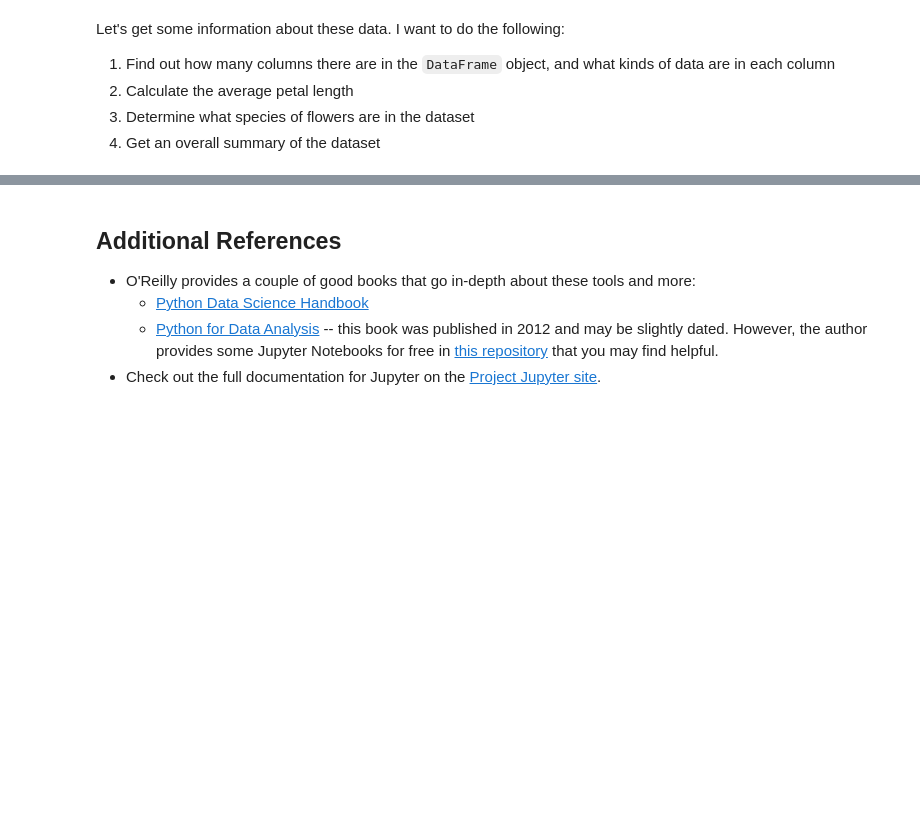
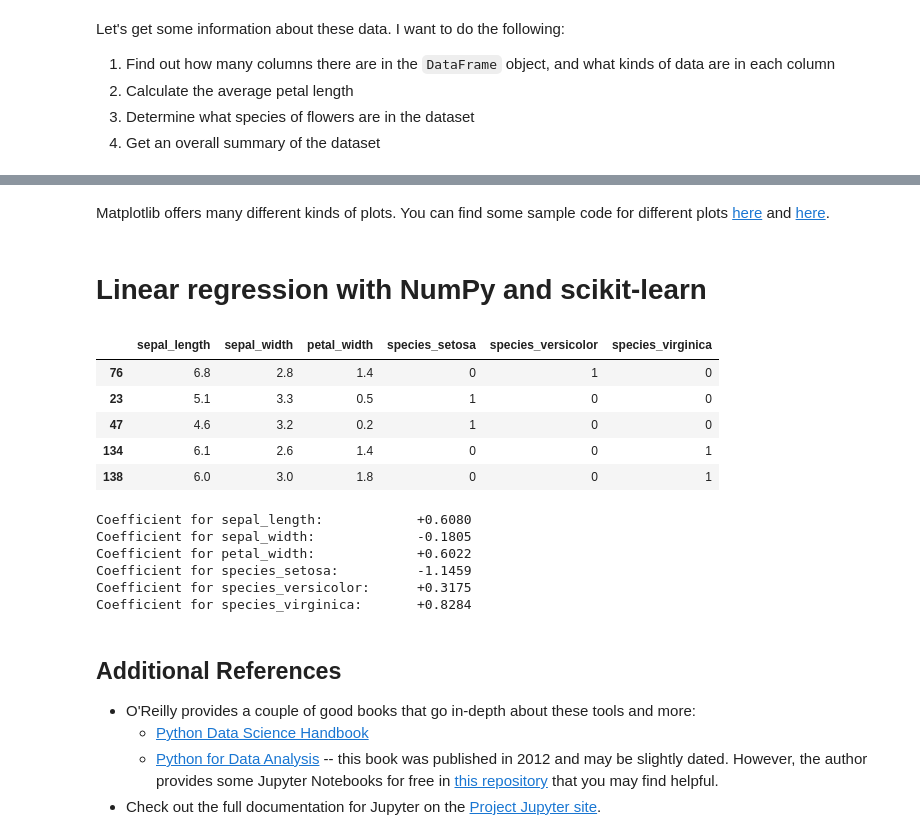
Before and after one commit to kernelmethod/Python-Data-Science-Workshop, a Jupyter notebook: 1. Introduction to Data Science in Python.ipynb, the cells around one changed output, grey strips where cells are left out. Saved outputs shown, nothing was run; the diff lists cells and outputs as text; code cells hidden in the pictures; blank space fills up the shorter version.

Commit message:
Started a few more sections on the first (Intro Data Science) notebook.

```diff
--- a/1. Introduction to Data Science in Python.ipynb
+++ b/1. Introduction to Data Science in Python.ipynb
@@ -154,0 +274,4 @@ plt.show()
+# %% [markdown]
+Matplotlib offers many different kinds of plots. You can find some sample code for different plots [here](https://matplotlib.org/tutorials/introductory/sample_plots.html) and [here](https://matplotlib.org/gallery/index.html).
+# %% [markdown]
+# Linear regression with NumPy and scikit-learn
@@ -155,5 +284,48 @@ plt.show()
+# %%
+# Store all columns of the iris DataFrame except 'petal_length' in
+# the variable x. These will be our input variables.
+x = iris.iloc[:, iris.columns != 'petal_length']
+
+# Store 'petal_length' in the variable y. This is the variable we
+# will try to predict from x
+y = iris['petal_length']
+
+# Currently, the 'species' column of x contains strings (e.g. 'setosa',
+# 'versicolor', and 'virginica'). We need to convert this into a numerical
+# variable that scikit-learn can understand.
+#
+# pd.get_dummies will turn the 'species' column into three columns, one for
+# each species of flower: 'species_setosa', 'species_versicolor', and
+# 'species_virginica'. We put 1 in the column corresponding to the species
+# of the flower, and 0 in the other columns.
+x = pd.get_dummies(x)
+
+# Show some random rows of the new DataFrame x
+x.sample(frac=1).head()
+# %% [output]
+|  | sepal_length | sepal_width | petal_width | species_setosa | species_versicolor | species_virginica |
+| 76 | 6.8 | 2.8 | 1.4 | 0 | 1 | 0 |
+| 23 | 5.1 | 3.3 | 0.5 | 1 | 0 | 0 |
+| 47 | 4.6 | 3.2 | 0.2 | 1 | 0 | 0 |
+| 134 | 6.1 | 2.6 | 1.4 | 0 | 0 | 1 |
+| 138 | 6.0 | 3.0 | 1.8 | 0 | 0 | 1 |
+# %%
+from sklearn.linear_model import LinearRegression
+
+lm = LinearRegression()
+lm.fit(x,y)
+
+for (coef,col) in zip(lm.coef_, x.columns):
+    print("%-40s %+.4f" % ("Coefficient for " + col + ":", coef))
+# %% [output]
+Coefficient for sepal_length:            +0.6080
+Coefficient for sepal_width:             -0.1805
+Coefficient for petal_width:             +0.6022
+Coefficient for species_setosa:          -1.1459
+Coefficient for species_versicolor:      +0.3175
+Coefficient for species_virginica:       +0.8284
 # %% [markdown]
-## Additional References
+## Additional References <a id="additional-references"></a>
 
 * O'Reilly provides a couple of good books that go in-depth about these tools and more:
   * [Python Data Science Handbook](http://shop.oreilly.com/product/0636920034919.do)
```
Also changed, not shown: parts of 18 cells of this notebook.
